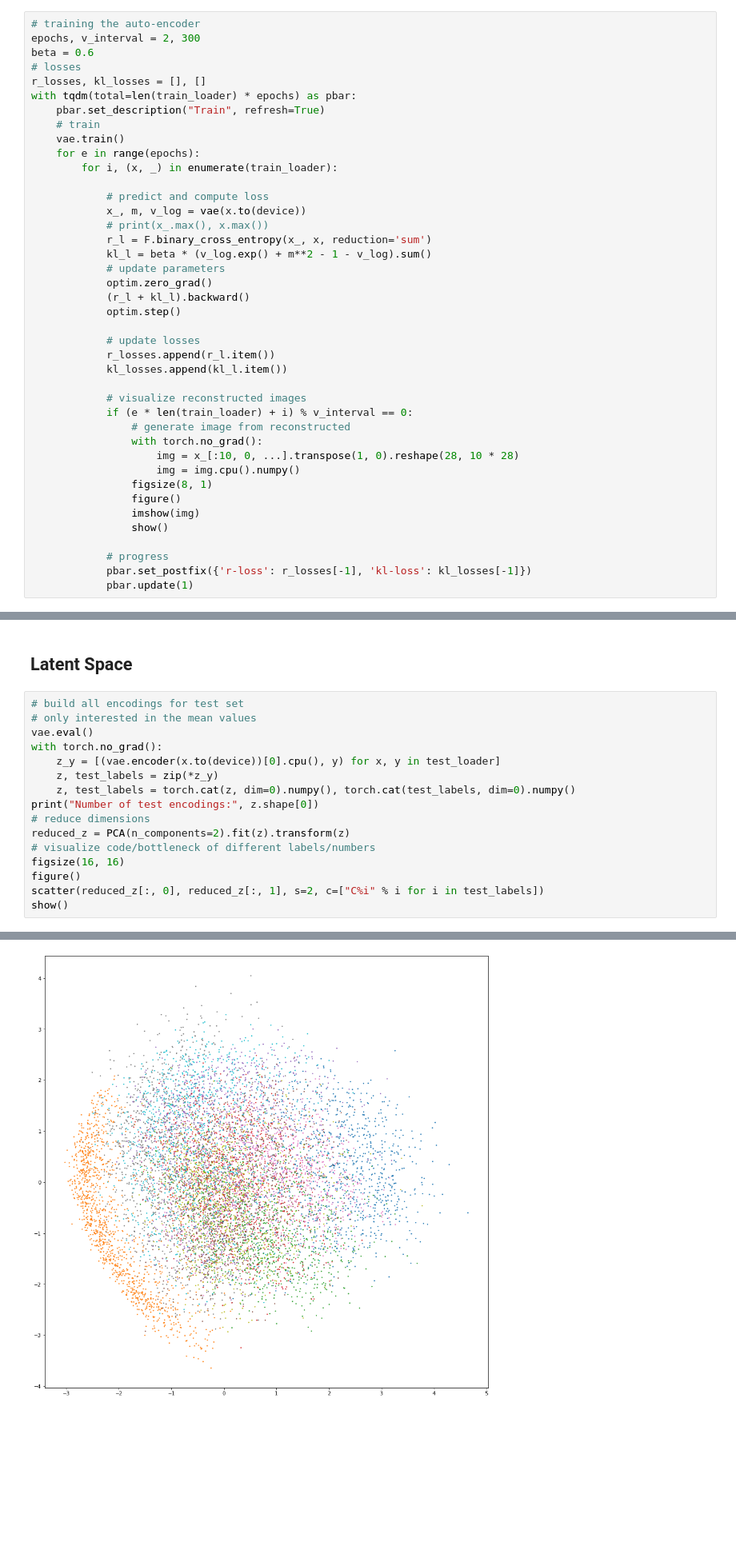
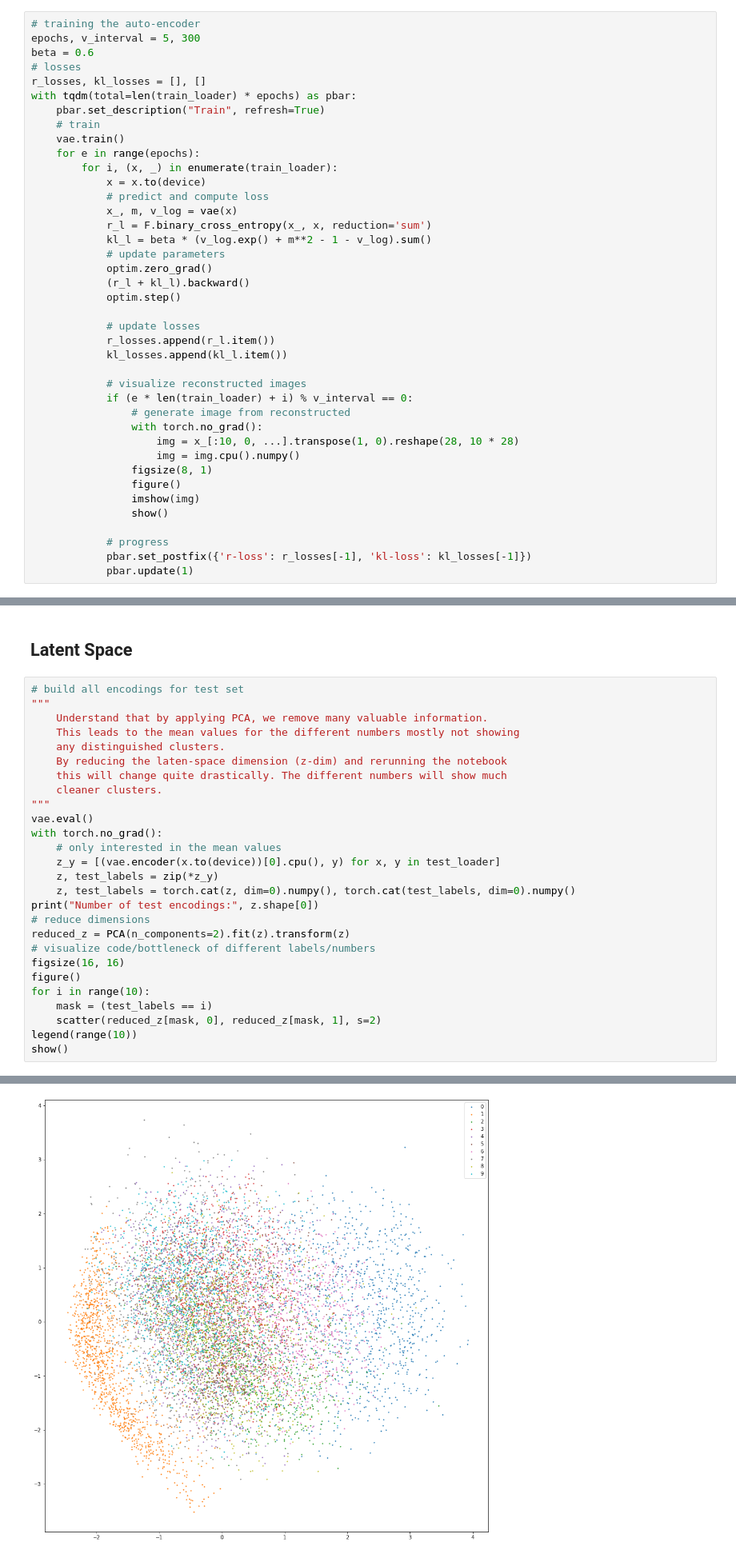
Before and after one commit to ndoll1998/notebooks, a Jupyter notebook: VAE_MNIST.ipynb, the cells around one changed output, grey strips where cells are left out. Shown at 80% size. Cells and saved outputs as stored; diff of their text form; blank space fills up the shorter version.

```diff
--- a/VAE_MNIST.ipynb
+++ b/VAE_MNIST.ipynb
@@ -106,6 +106,6 @@ show()
 # %%
 # training the auto-encoder
-epochs, v_interval = 2, 300
+epochs, v_interval = 5, 300
 beta = 0.6
 # losses
 r_losses, kl_losses = [], []
@@ -115,10 +115,9 @@ with tqdm(total=len(train_loader) * epochs) as pbar:
     vae.train()
     for e in range(epochs):
         for i, (x, _) in enumerate(train_loader):
-
+            x = x.to(device)
             # predict and compute loss
-            x_, m, v_log = vae(x.to(device))
-            # print(x_.max(), x.max())
+            x_, m, v_log = vae(x)
             r_l = F.binary_cross_entropy(x_, x, reduction='sum')
             kl_l = beta * (v_log.exp() + m**2 - 1 - v_log).sum()
             # update parameters
@@ -167,23 +172,34 @@ show()
 ## Latent Space
 # %%
 # build all encodings for test set
-# only interested in the mean values
+"""
+    Understand that by applying PCA, we remove many valuable information.
+    This leads to the mean values for the different numbers mostly not showing
+    any distinguished clusters.
+    By reducing the laten-space dimension (z-dim) and rerunning the notebook
+    this will change quite drastically. The different numbers will show much
+    cleaner clusters.
+"""
 vae.eval()
 with torch.no_grad():
+    # only interested in the mean values
     z_y = [(vae.encoder(x.to(device))[0].cpu(), y) for x, y in test_loader]
     z, test_labels = zip(*z_y)
     z, test_labels = torch.cat(z, dim=0).numpy(), torch.cat(test_labels, dim=0).numpy()
 print("Number of test encodings:", z.shape[0])
 # reduce dimensions
 reduced_z = PCA(n_components=2).fit(z).transform(z)
 # visualize code/bottleneck of different labels/numbers
 figsize(16, 16)
 figure()
-scatter(reduced_z[:, 0], reduced_z[:, 1], s=2, c=["C%i" % i for i in test_labels])
+for i in range(10):
+    mask = (test_labels == i)
+    scatter(reduced_z[mask, 0], reduced_z[mask, 1], s=2)
+legend(range(10))
 show()
 # %% [output]
 Number of test encodings: 10000
-[figure, old version]
+[figure, new version]
 # %% [markdown]
 ## Evaluation
 # %%
```
Also changed, not shown: parts of 8 cells of this notebook.
